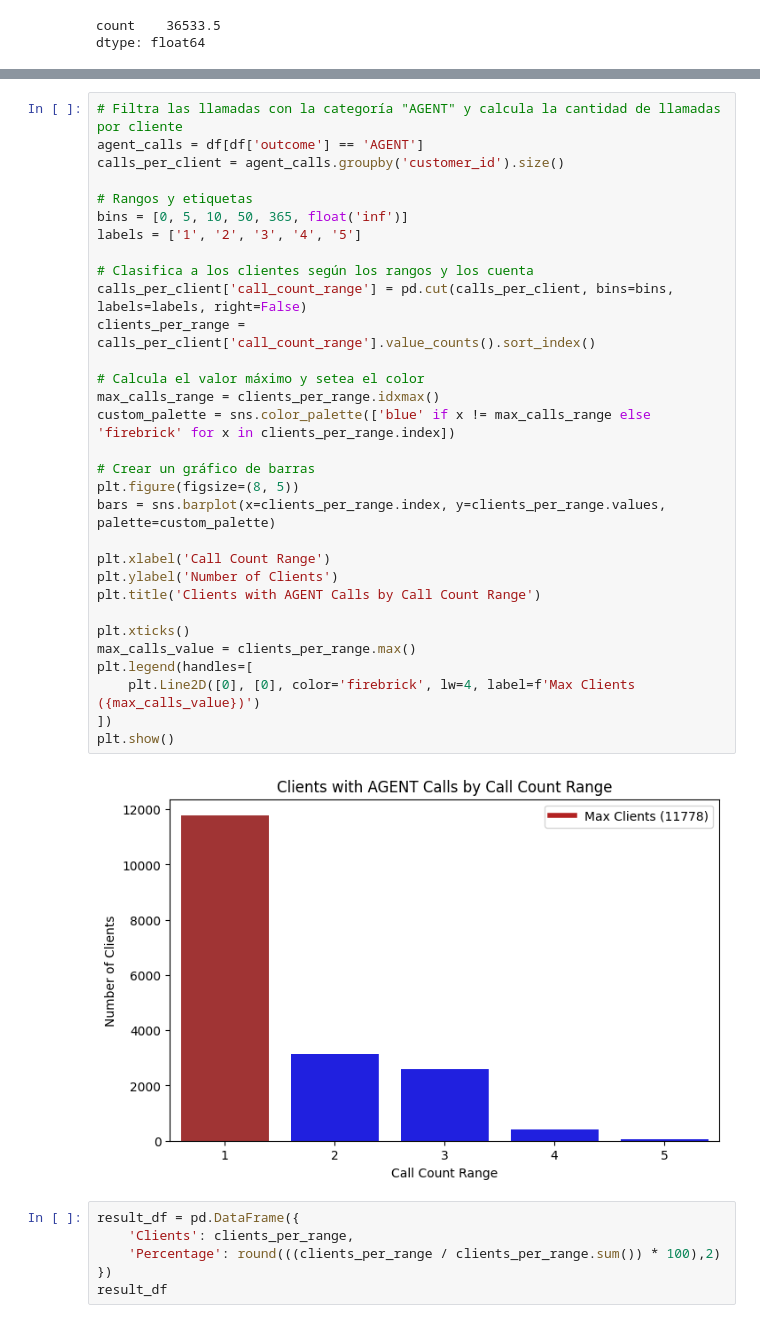
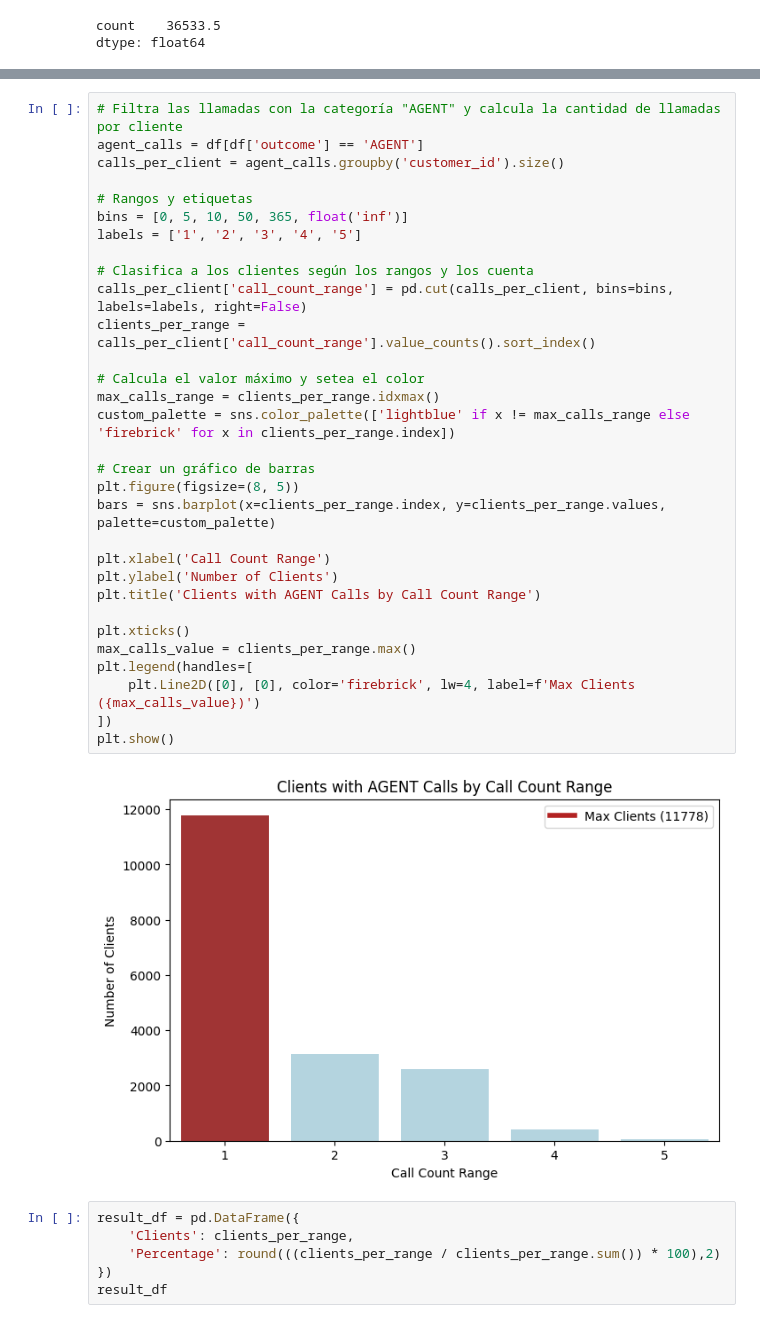
Before and after one commit to facu-corvalan/CallCenter, a Jupyter notebook: EDA.ipynb, the cells around one changed output, grey strips where cells are left out. Drawn from its saved outputs; the diff is of its cells as text.

```diff
--- a/EDA.ipynb
+++ b/EDA.ipynb
@@ -238,35 +343,35 @@ plt.show()
 # Filtra las llamadas con la categoría "AGENT" y calcula la cantidad de llamadas por cliente
 agent_calls = df[df['outcome'] == 'AGENT']
 calls_per_client = agent_calls.groupby('customer_id').size()
 
 # Rangos y etiquetas
 bins = [0, 5, 10, 50, 365, float('inf')]
 labels = ['1', '2', '3', '4', '5']
 
 # Clasifica a los clientes según los rangos y los cuenta
 calls_per_client['call_count_range'] = pd.cut(calls_per_client, bins=bins, labels=labels, right=False)
 clients_per_range = calls_per_client['call_count_range'].value_counts().sort_index()
 
 # Calcula el valor máximo y setea el color
 max_calls_range = clients_per_range.idxmax()
-custom_palette = sns.color_palette(['blue' if x != max_calls_range else 'firebrick' for x in clients_per_range.index])
+custom_palette = sns.color_palette(['lightblue' if x != max_calls_range else 'firebrick' for x in clients_per_range.index])
 
 # Crear un gráfico de barras
 plt.figure(figsize=(8, 5))
 bars = sns.barplot(x=clients_per_range.index, y=clients_per_range.values, palette=custom_palette)
 
 plt.xlabel('Call Count Range')
 plt.ylabel('Number of Clients')
 plt.title('Clients with AGENT Calls by Call Count Range')
 
 plt.xticks()
 max_calls_value = clients_per_range.max()
 plt.legend(handles=[
     plt.Line2D([0], [0], color='firebrick', lw=4, label=f'Max Clients ({max_calls_value})')
 ])
 plt.show()
 # %% [output]
-[figure, old version]
+[figure, new version]
 # %%
 result_df = pd.DataFrame({
     'Clients': clients_per_range,
```
Also changed, not shown: parts of 17 cells of this notebook, 1 other file.
